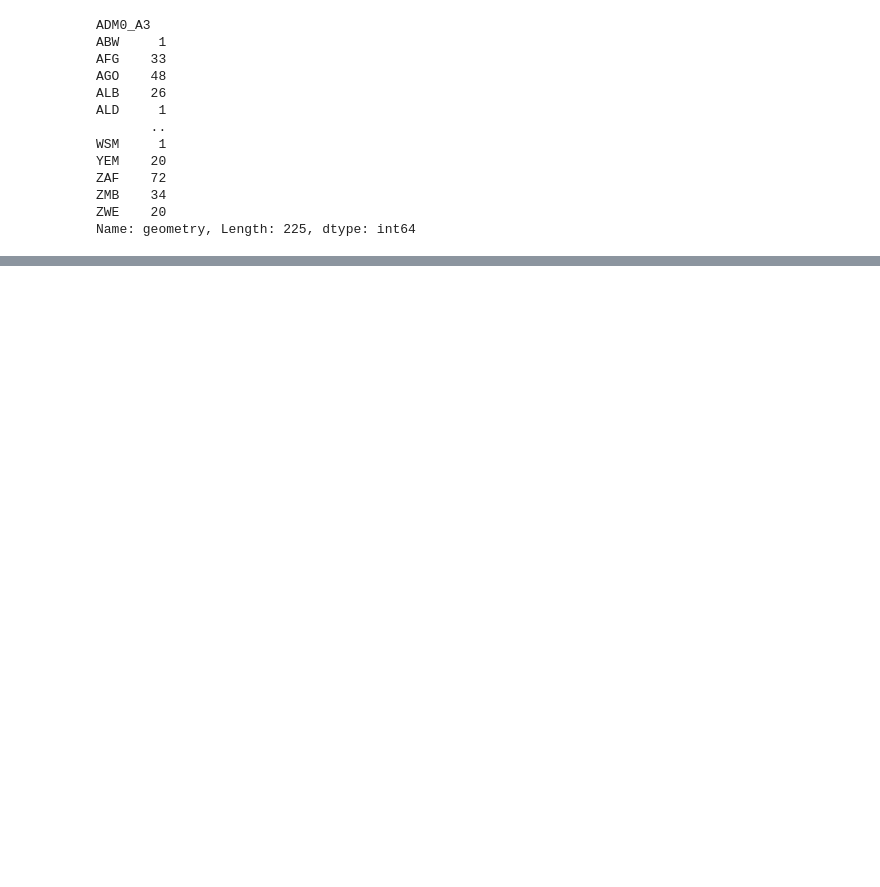
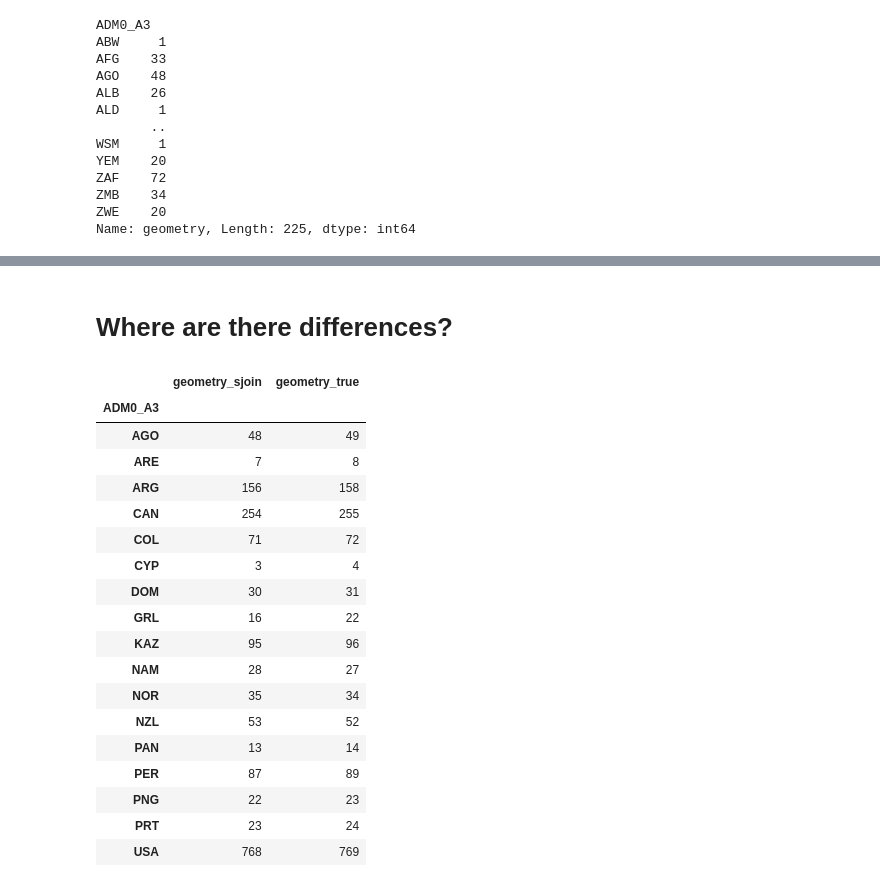
Before and after one commit to SMU-Econ-Growth/EconGrowthUG-Notebooks, a Jupyter notebook: GIS-with-Python.ipynb, the cells around one changed output, grey strips where cells are left out. Cells and saved outputs as stored; diff of their text form; code cells hidden in the pictures; blank space fills up the shorter version.

```diff
--- a/GIS-with-Python.ipynb
+++ b/GIS-with-Python.ipynb
@@ -1003,5 +1007,6 @@ mysjoin
 # %%
-mysjoin.groupby(['ADM0_A3'])['geometry'].count()
+mysjoin_pl = mysjoin.groupby(['ADM0_A3'])['geometry'].count()
+mysjoin_pl
 # %% [output]
 ADM0_A3
 ABW     1
@@ -1018,0 +1056,3 @@ Name: geometry, Length: 225, dtype: int64
+# %%
+compare_pl = pd.merge(mysjoin_pl, number_pop_pl, left_index=True, right_index=True, suffixes=['_sjoin', '_true'])
+compare_pl
@@ -1018,0 +1074,24 @@ Name: geometry, Length: 225, dtype: int64
+# %% [markdown]
+# Where are there differences?
+# %%
+compare_pl.loc[compare_pl['geometry_sjoin']!=compare_pl['geometry_true']]
+# %% [output]
+|  | geometry_sjoin | geometry_true |
+| ADM0_A3 |  |  |
+| AGO | 48 | 49 |
+| ARE | 7 | 8 |
+| ARG | 156 | 158 |
+| CAN | 254 | 255 |
+| COL | 71 | 72 |
+| CYP | 3 | 4 |
+| DOM | 30 | 31 |
+| GRL | 16 | 22 |
+| KAZ | 95 | 96 |
+| NAM | 28 | 27 |
+| NOR | 35 | 34 |
+| NZL | 53 | 52 |
+| PAN | 13 | 14 |
+| PER | 87 | 89 |
+| PNG | 22 | 23 |
+| PRT | 23 | 24 |
+| USA | 768 | 769 |
```
Also changed, not shown: parts of 7 cells of this notebook.
